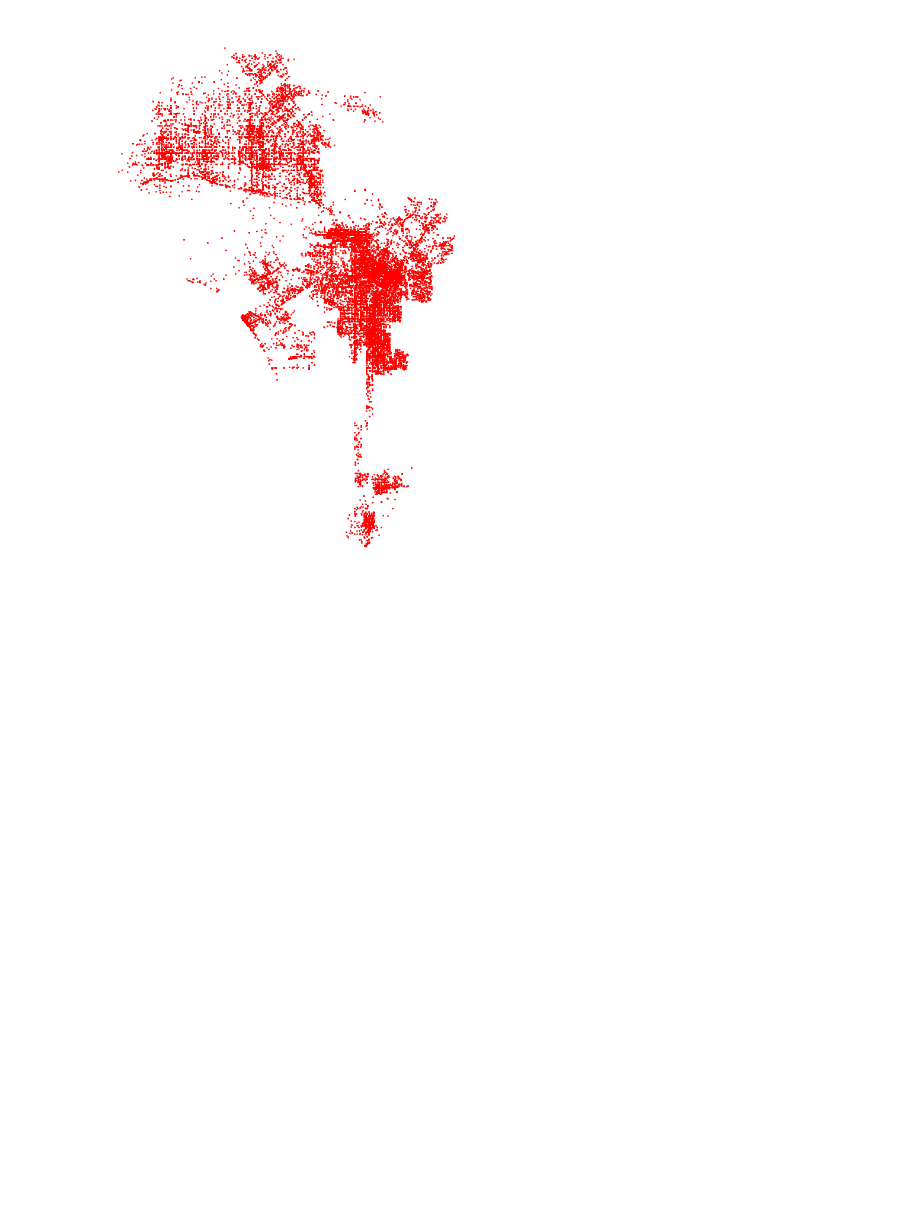
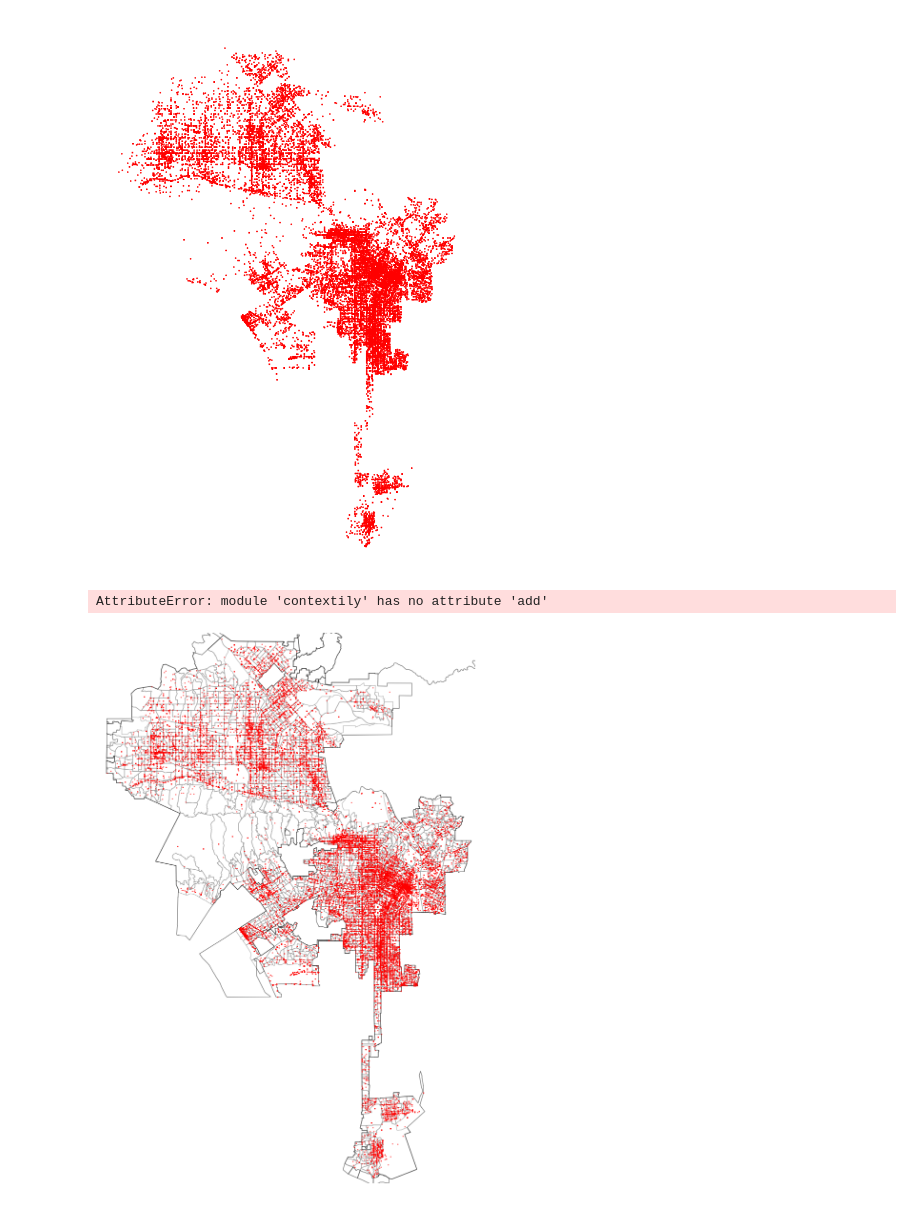
Before and after one commit to babakbadakhshan/Los-Angeles-arrest, a Jupyter notebook: SpatialAutocorrelation.ipynb, the cells around one changed output. Drawn from its saved outputs; the diff is of its cells as text; code cells hidden in the pictures; blank space fills up the shorter version.

```diff
--- a/SpatialAutocorrelation.ipynb
+++ b/SpatialAutocorrelation.ipynb
@@ -141,3 +141,27 @@ ctx.add.basemap(ax, source=ctx.providers.CartoDB.Position)
 # %% [output]
 AttributeError: module 'contextily' has no attribute 'add'
 [figure]
+# %%
+minx, miny, maxx,maxy = arrests.geometry.total_bounds
+fig, ax = plt.subplots(1,1, figsize=(15, 15))
+# block groups
+gdf.plot(ax=ax,
+         color='white',
+        edgecolor='black',
+        alpha=0.5)
+
+# Arrests
+arrests.plot(ax=ax,
+        color='red',
+        markersize=1,
+        alpha=0.5)
+
+ax.set_xlim(minx - 1000, maxx + 1000)
+ax.set_ylim(miny - 1000, maxy + 1000)
+
+ax.axis('off')
+
+ctx.add.basemap(ax, source=ctx.providers.CartoDB.Position)
+# %% [output]
+AttributeError: module 'contextily' has no attribute 'add'
+[figure, added]
```
Also changed, not shown: parts of 1 cell of this notebook.
